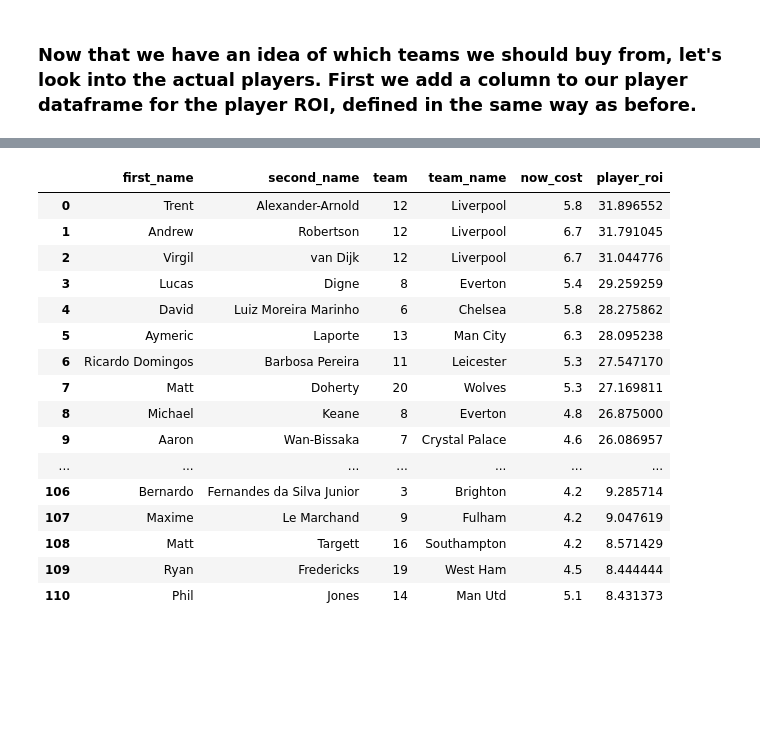
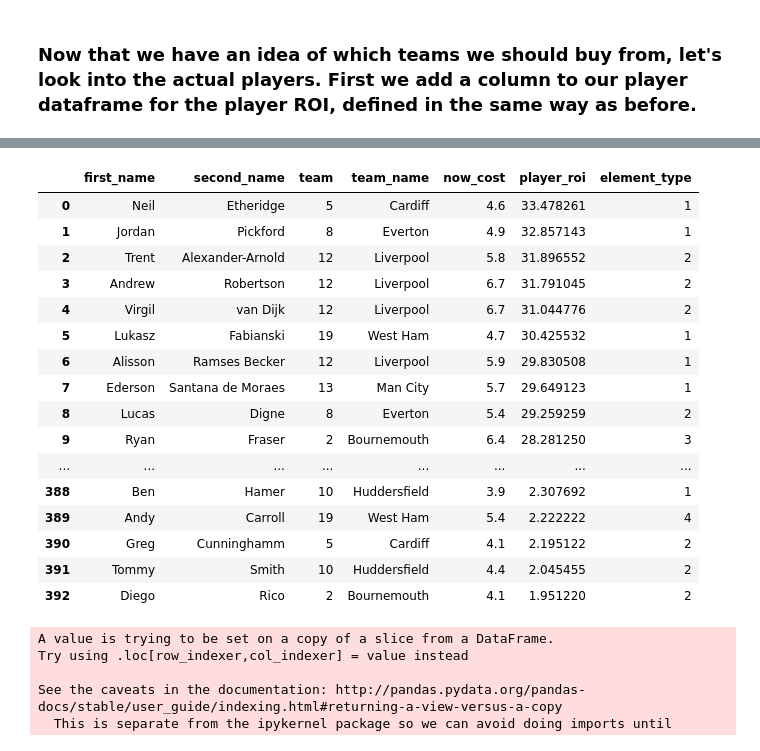
Before and after one commit to pierrewinter/API_Fantasy_Player_Recommender, a Jupyter notebook: api_soccer_data.ipynb, the cells around one changed output, grey strips where cells are left out. Saved outputs shown, nothing was run; the diff lists cells and outputs as text; code cells hidden in the pictures; blank space fills up the shorter version.

```diff
--- a/api_soccer_data.ipynb
+++ b/api_soccer_data.ipynb
@@ -160,3 +154,8 @@ plt.show()
 # %% [markdown]
 ### If you are familiar with competitive football, you may be aware that teams often do not use all of their players. Some players may not play the entire season and others may only play as substitutes for a few minutes at the end of matches. For this reason, we can get a better gauge of a team's fantasy league performance if we normalize the ROI by the number of "main" players in their team. This will disregard the fantasy points and costs related to players who rarely play.
+# %%
+minutes_threshold = 450
+# %%
+players_main = players[players['minutes'] > minutes_threshold]
+players_main_byteam = players_main.groupby('team')['minutes'].count().reset_index(drop=True)
 # %%
@@ -194,0 +173,5 @@ top_roi_fwds = top_rows_roi[top_rows_roi['element_type']==4][['first_name', 'sec
+# %%
+players_main['player_roi'] = players_main['total_points'] / players_main['now_cost']
+players_main['team_name'] = players_main['team_code'].map(teams.set_index('code')['name'])
+players_main = players_main.sort_values(['player_roi'], ascending=False).reset_index(drop=True)
+players_main.head()
@@ -195,29 +199,43 @@ top_roi_fwds = top_rows_roi[top_rows_roi['element_type']==4][['first_name', 'sec
+# %%
+top_roi_glks = get_position(players_main, pos=1)
+top_roi_defs = get_position(players_main, pos=2)
+top_roi_mids = get_position(players_main, pos=3)
+top_roi_fwds = get_position(players_main, pos=4)
+#top_roi_all = players.nlargest(300, 'player_roi').reset_index(drop=True)
+top_roi_all = players_main[['first_name', 'second_name', 'team', 'team_name', 'now_cost', 'player_roi', 'element_type']].reset_index(drop=True)
 # %%
-display(top_roi_defs)
+display(top_roi_all)
 # %% [output]
-|  | first_name | second_name | team | team_name | now_cost | player_roi |
-| 0 | Trent | Alexander-Arnold | 12 | Liverpool | 5.8 | 31.896552 |
-| 1 | Andrew | Robertson | 12 | Liverpool | 6.7 | 31.791045 |
-| 2 | Virgil | van Dijk | 12 | Liverpool | 6.7 | 31.044776 |
-| 3 | Lucas | Digne | 8 | Everton | 5.4 | 29.259259 |
-| 4 | David | Luiz Moreira Marinho | 6 | Chelsea | 5.8 | 28.275862 |
-| 5 | Aymeric | Laporte | 13 | Man City | 6.3 | 28.095238 |
-| 6 | Ricardo Domingos | Barbosa Pereira | 11 | Leicester | 5.3 | 27.547170 |
-| 7 | Matt | Doherty | 20 | Wolves | 5.3 | 27.169811 |
-| 8 | Michael | Keane | 8 | Everton | 4.8 | 26.875000 |
-| 9 | Aaron | Wan-Bissaka | 7 | Crystal Palace | 4.6 | 26.086957 |
-| ... | ... | ... | ... | ... | ... | ... |
-| 106 | Bernardo | Fernandes da Silva Junior | 3 | Brighton | 4.2 | 9.285714 |
-| 107 | Maxime | Le Marchand | 9 | Fulham | 4.2 | 9.047619 |
-| 108 | Matt | Targett | 16 | Southampton | 4.2 | 8.571429 |
-| 109 | Ryan | Fredericks | 19 | West Ham | 4.5 | 8.444444 |
-| 110 | Phil | Jones | 14 | Man Utd | 5.1 | 8.431373 |
+|  | first_name | second_name | team | team_name | now_cost | player_roi | element_type |
+| 0 | Neil | Etheridge | 5 | Cardiff | 4.6 | 33.478261 | 1 |
+| 1 | Jordan | Pickford | 8 | Everton | 4.9 | 32.857143 | 1 |
+| 2 | Trent | Alexander-Arnold | 12 | Liverpool | 5.8 | 31.896552 | 2 |
+| 3 | Andrew | Robertson | 12 | Liverpool | 6.7 | 31.791045 | 2 |
+| 4 | Virgil | van Dijk | 12 | Liverpool | 6.7 | 31.044776 | 2 |
+| 5 | Lukasz | Fabianski | 19 | West Ham | 4.7 | 30.425532 | 1 |
+| 6 | Alisson | Ramses Becker | 12 | Liverpool | 5.9 | 29.830508 | 1 |
+| 7 | Ederson | Santana de Moraes | 13 | Man City | 5.7 | 29.649123 | 1 |
+| 8 | Lucas | Digne | 8 | Everton | 5.4 | 29.259259 | 2 |
+| 9 | Ryan | Fraser | 2 | Bournemouth | 6.4 | 28.281250 | 3 |
+| ... | ... | ... | ... | ... | ... | ... | ... |
+| 388 | Ben | Hamer | 10 | Huddersfield | 3.9 | 2.307692 | 1 |
+| 389 | Andy | Carroll | 19 | West Ham | 5.4 | 2.222222 | 4 |
+| 390 | Greg | Cunninghamm | 5 | Cardiff | 4.1 | 2.195122 | 2 |
+| 391 | Tommy | Smith | 10 | Huddersfield | 4.4 | 2.045455 | 2 |
+| 392 | Diego | Rico | 2 | Bournemouth | 4.1 | 1.951220 | 2 |
 # %%
 def get_team_roi_weight(row):
     team_roi_perplayer = team_df[team_df['id'] == row['team']]['team_roi_perplayer'].item()
     return team_roi_perplayer*15
 # %%
-top_rows_pts = players18.nlargest(300, 'total_points').reset_index(drop=True)
-top_rows_pts = top_rows_pts[top_rows_pts['total_points'] > 120]
-top_rows_pts['team_name'] = top_rows_pts.apply(lambda row: get_team_name(row), axis=1)
+#top_rows_pts = players_main.nlargest(300, 'total_points').reset_index(drop=True)
+top_rows_pts = players_main[players_main['total_points'] > 120]
+top_rows_pts['team_name'] = top_rows_pts['team_code'].map(teams.set_index('code')['name'])
+top_rows_pts = top_rows_pts.sort_values(['total_points'], ascending=False).reset_index(drop=True)
 top_rows_pts['team_roi_weight'] = top_rows_pts.apply(lambda row: get_team_roi_weight(row), axis=1)
+# %% [output]
+A value is trying to be set on a copy of a slice from a DataFrame.
+Try using .loc[row_indexer,col_indexer] = value instead
+
+See the caveats in the documentation: http://pandas.pydata.org/pandas-docs/stable/user_guide/indexing.html#returning-a-view-versus-a-copy
+  This is separate from the ipykernel package so we can avoid doing imports until
```
Also changed, not shown: parts of 31 cells of this notebook.
